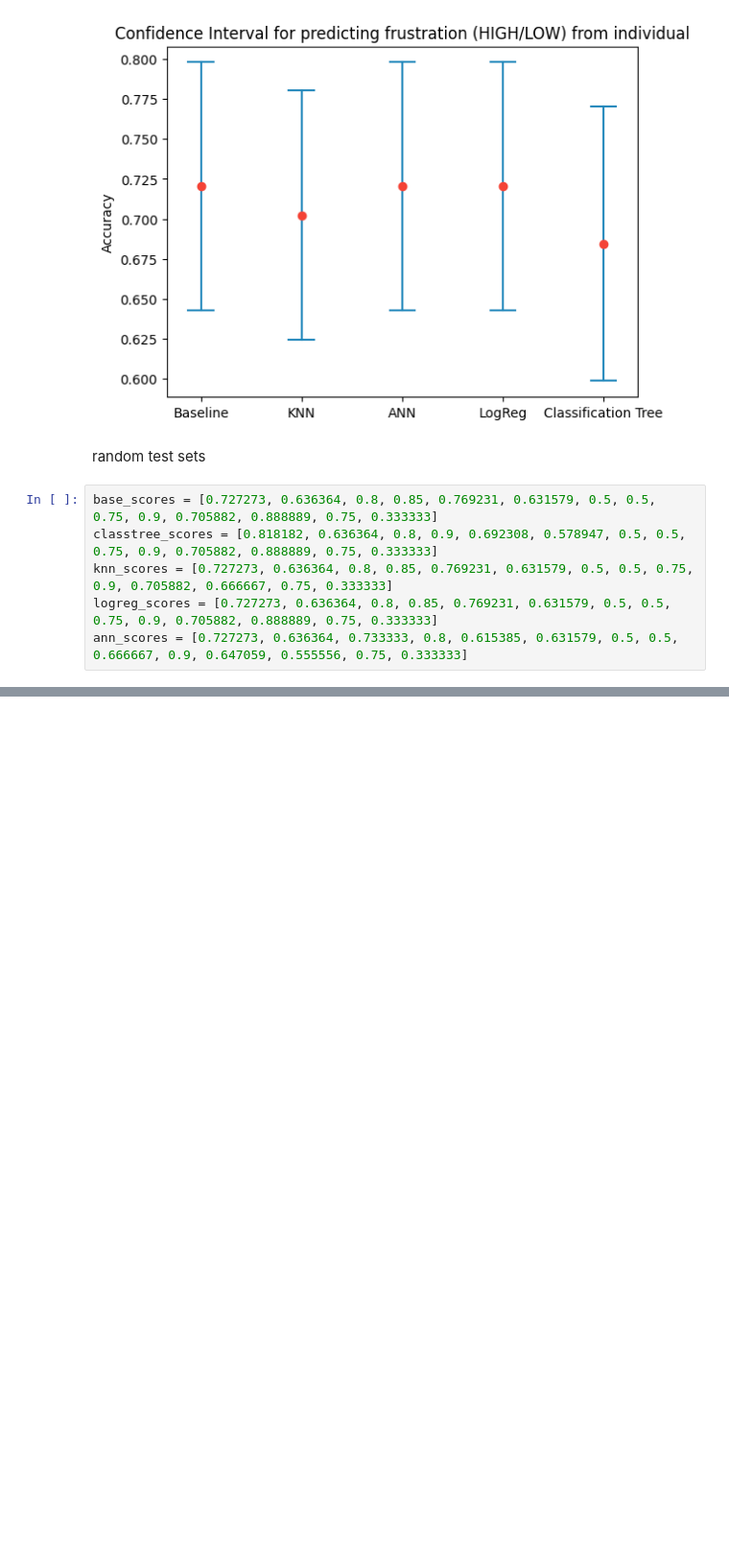
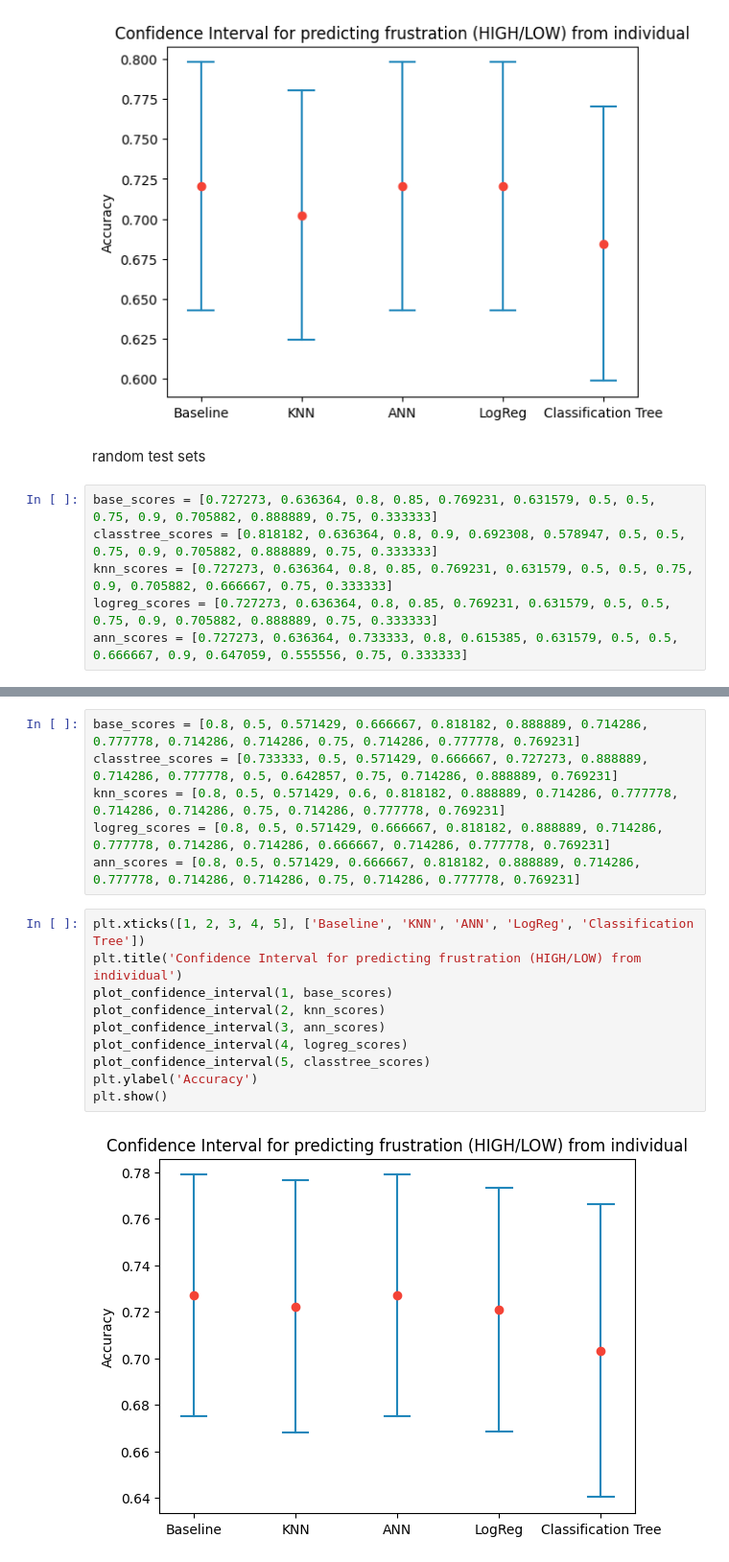
Before and after one commit to Apros7/DTU-AI-Statistics, a Jupyter notebook: AI Stat/Project/confidence_interval.ipynb, the cells around one changed output, grey strips where cells are left out. Shown: that part at 96% size. Saved outputs shown, nothing was run; the diff lists cells and outputs as text; blank space fills up the shorter version.

```diff
--- a/AI Stat/Project/confidence_interval.ipynb
+++ b/AI Stat/Project/confidence_interval.ipynb
@@ -160,0 +123,18 @@ plt.show()
+# %%
+base_scores = [0.8, 0.5, 0.571429, 0.666667, 0.818182, 0.888889, 0.714286, 0.777778, 0.714286, 0.714286, 0.75, 0.714286, 0.777778, 0.769231]
+classtree_scores = [0.733333, 0.5, 0.571429, 0.666667, 0.727273, 0.888889, 0.714286, 0.777778, 0.5, 0.642857, 0.75, 0.714286, 0.888889, 0.769231]
+knn_scores = [0.8, 0.5, 0.571429, 0.6, 0.818182, 0.888889, 0.714286, 0.777778, 0.714286, 0.714286, 0.75, 0.714286, 0.777778, 0.769231]
+logreg_scores = [0.8, 0.5, 0.571429, 0.666667, 0.818182, 0.888889, 0.714286, 0.777778, 0.714286, 0.714286, 0.666667, 0.714286, 0.777778, 0.769231]
+ann_scores = [0.8, 0.5, 0.571429, 0.666667, 0.818182, 0.888889, 0.714286, 0.777778, 0.714286, 0.714286, 0.75, 0.714286, 0.777778, 0.769231]
+# %%
+plt.xticks([1, 2, 3, 4, 5], ['Baseline', 'KNN', 'ANN', 'LogReg', 'Classification Tree'])
+plt.title('Confidence Interval for predicting frustration (HIGH/LOW) from individual')
+plot_confidence_interval(1, base_scores)
+plot_confidence_interval(2, knn_scores)
+plot_confidence_interval(3, ann_scores)
+plot_confidence_interval(4, logreg_scores)
+plot_confidence_interval(5, classtree_scores)
+plt.ylabel('Accuracy')
+plt.show()
+# %% [output]
+[figure, added]
```
Also changed, not shown: parts of 7 cells of this notebook, 2 other files.
